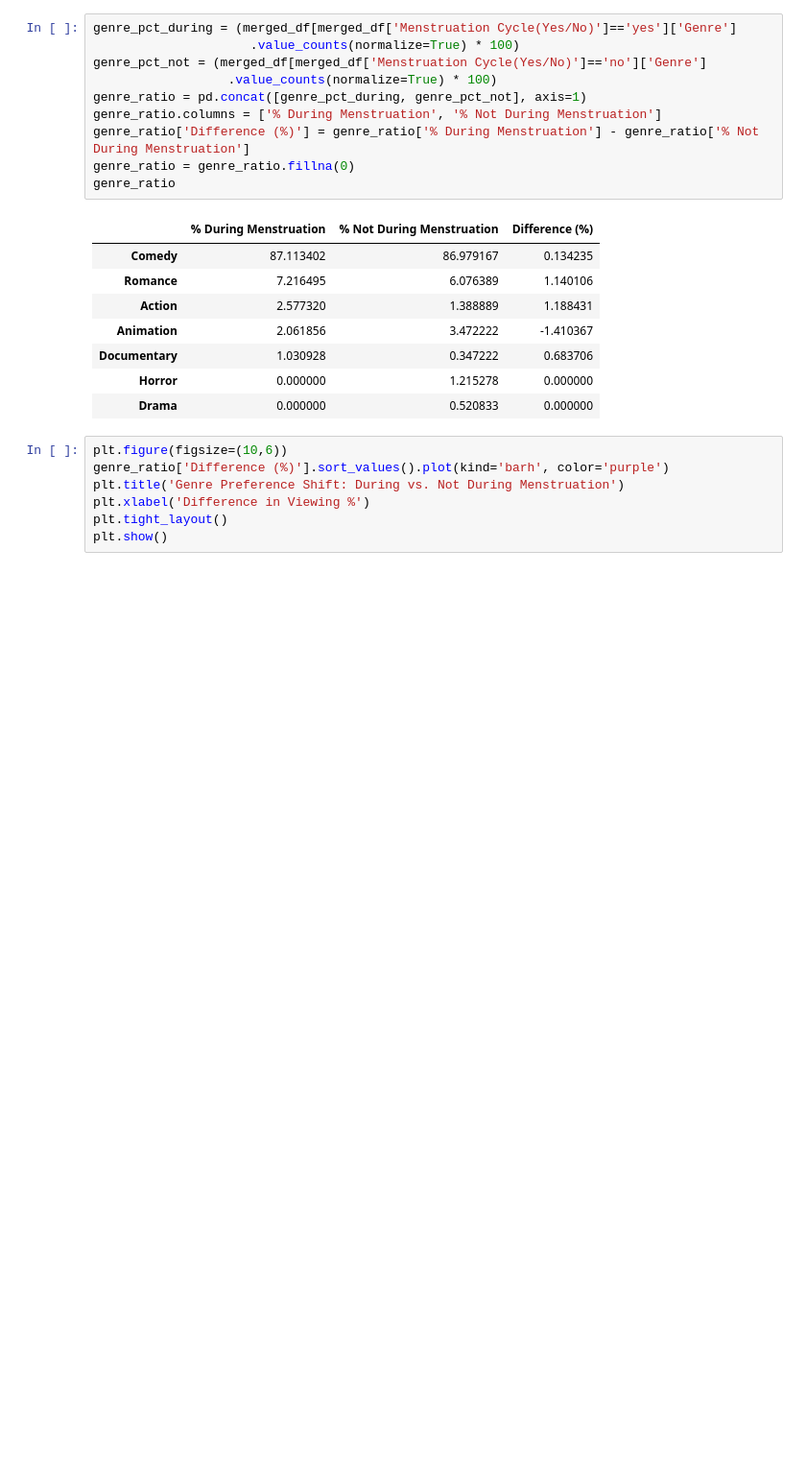
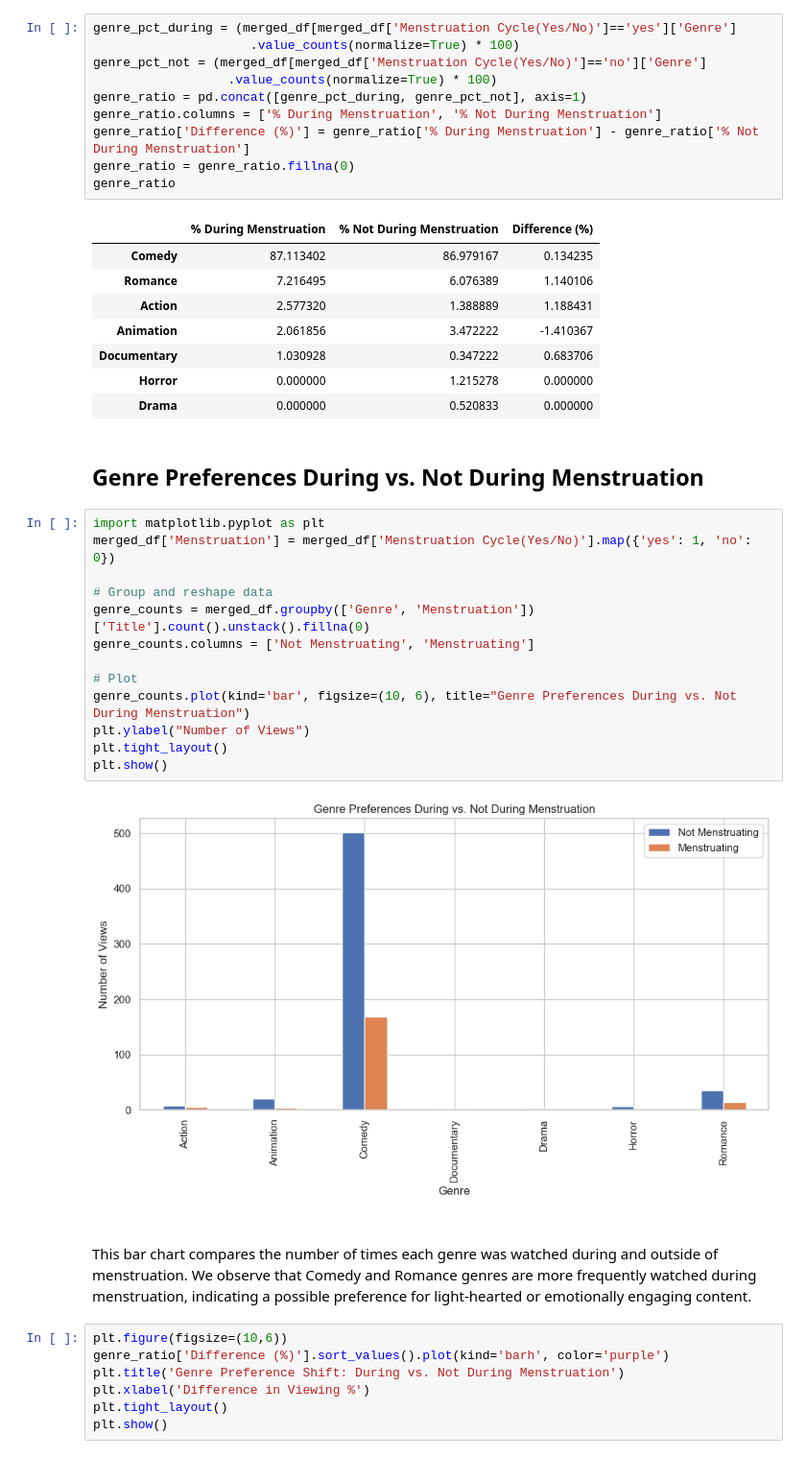
Before and after one commit to goksugb/Netflix_Menstruation_Correlation, a Jupyter notebook: Netflix_Menstruation_Correlation_Final.ipynb, the cells around one changed output. Shown at 96% size. Drawn from its saved outputs; the diff is of its cells as text; blank space fills up the shorter version.

```diff
--- a/Netflix_Menstruation_Correlation_Final.ipynb
+++ b/Netflix_Menstruation_Correlation_Final.ipynb
@@ -76,6 +76,26 @@ genre_ratio
 | Documentary | 1.030928 | 0.347222 | 0.683706 |
 | Horror | 0.000000 | 1.215278 | 0.000000 |
 | Drama | 0.000000 | 0.520833 | 0.000000 |
+# %% [markdown]
+## Genre Preferences During vs. Not During Menstruation
+# %%
+import matplotlib.pyplot as plt
+merged_df['Menstruation'] = merged_df['Menstruation Cycle(Yes/No)'].map({'yes': 1, 'no': 0})
+
+# Group and reshape data
+genre_counts = merged_df.groupby(['Genre', 'Menstruation'])['Title'].count().unstack().fillna(0)
+genre_counts.columns = ['Not Menstruating', 'Menstruating']
+
+# Plot
+genre_counts.plot(kind='bar', figsize=(10, 6), title="Genre Preferences During vs. Not During Menstruation")
+plt.ylabel("Number of Views")
+plt.tight_layout()
+plt.show()
+# %% [output]
+[figure, added]
+# %% [markdown]
+##
+This bar chart compares the number of times each genre was watched during and outside of menstruation. We observe that Comedy and Romance genres are more frequently watched during menstruation, indicating a possible preference for light-hearted or emotionally engaging content.
 # %%
 plt.figure(figsize=(10,6))
 genre_ratio['Difference (%)'].sort_values().plot(kind='barh', color='purple')
```
Also changed, not shown: parts of 34 cells of this notebook.
